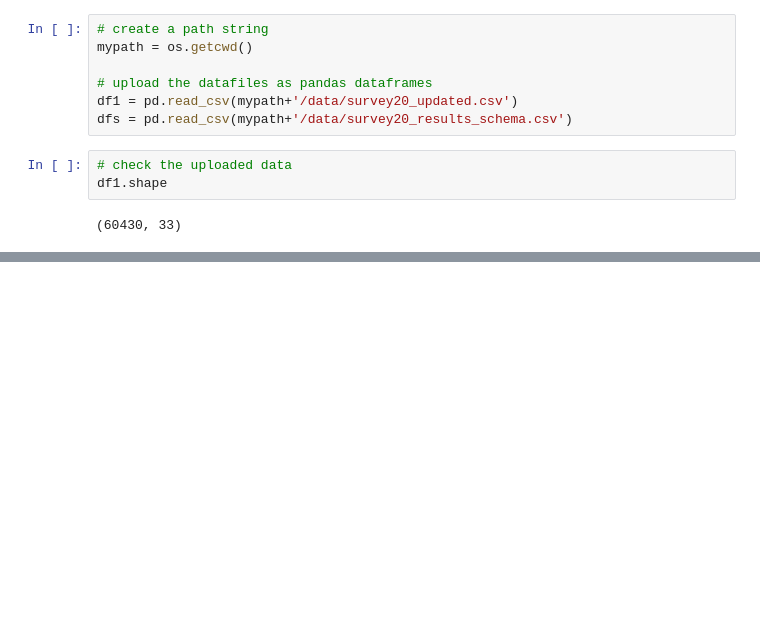
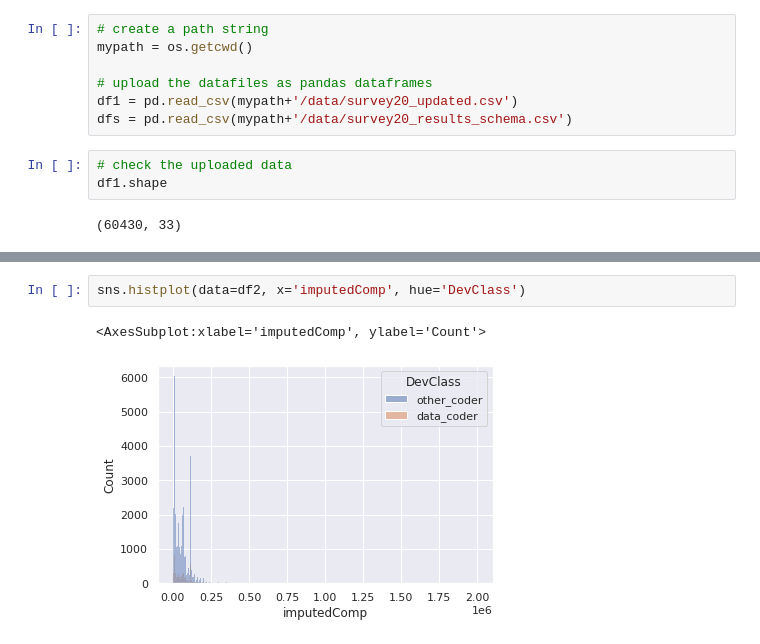
Before and after one commit to SolanaO/Developers_Survey_Analysis, a Jupyter notebook: stackBlogQuestion2.ipynb, the cells around one changed output, grey strips where cells are left out. Drawn from its saved outputs; the diff is of its cells as text; blank space fills up the shorter version.

```diff
--- a/stackBlogQuestion2.ipynb
+++ b/stackBlogQuestion2.ipynb
@@ -64,0 +150,5 @@ df1.shape
+# %%
+sns.histplot(data=df2, x='imputedComp', hue='DevClass')
+# %% [output]
+<AxesSubplot:xlabel='imputedComp', ylabel='Count'>
+[figure, added]
```
Also changed, not shown: parts of 14 cells of this notebook, 4 other files.
